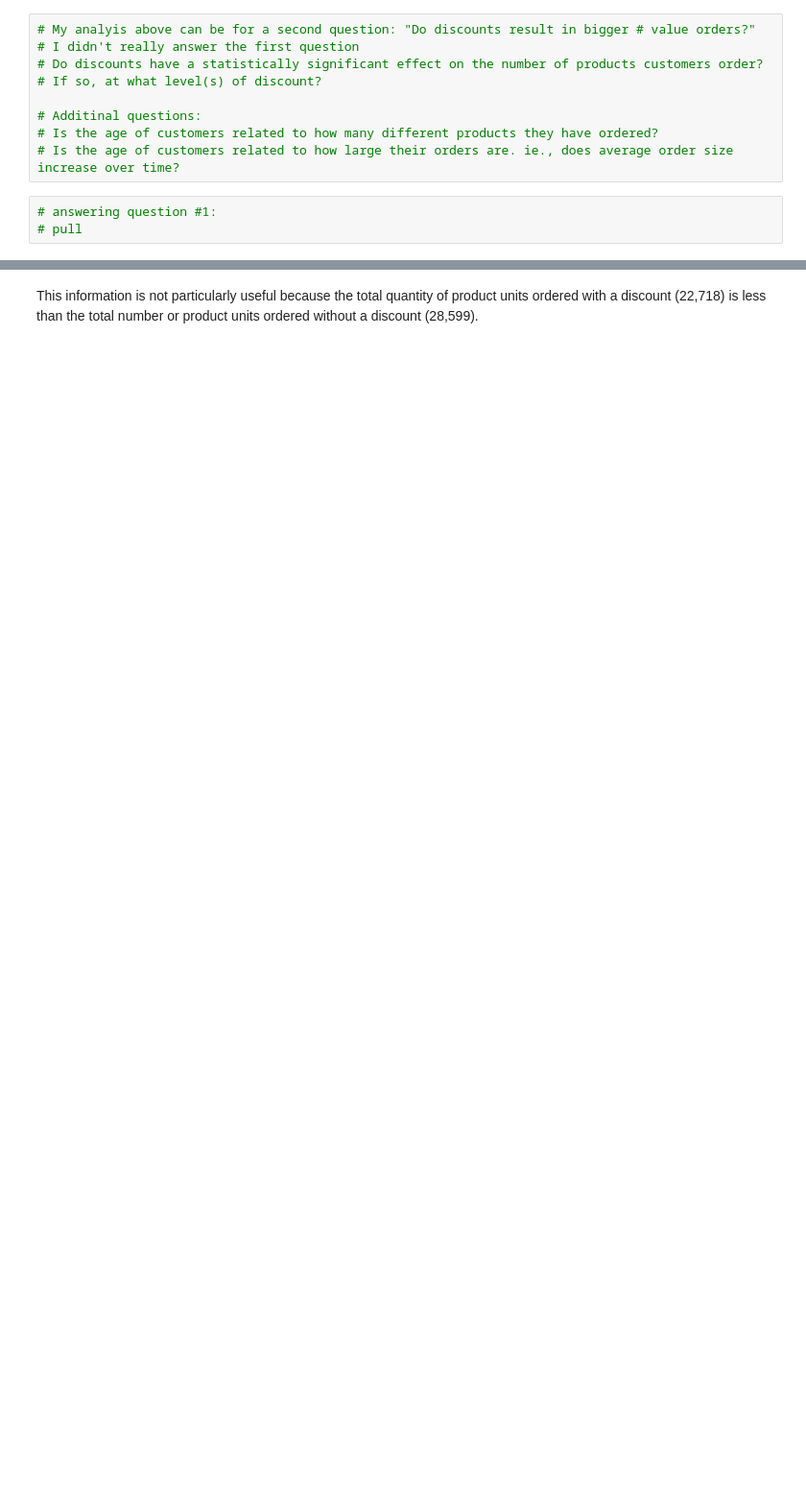
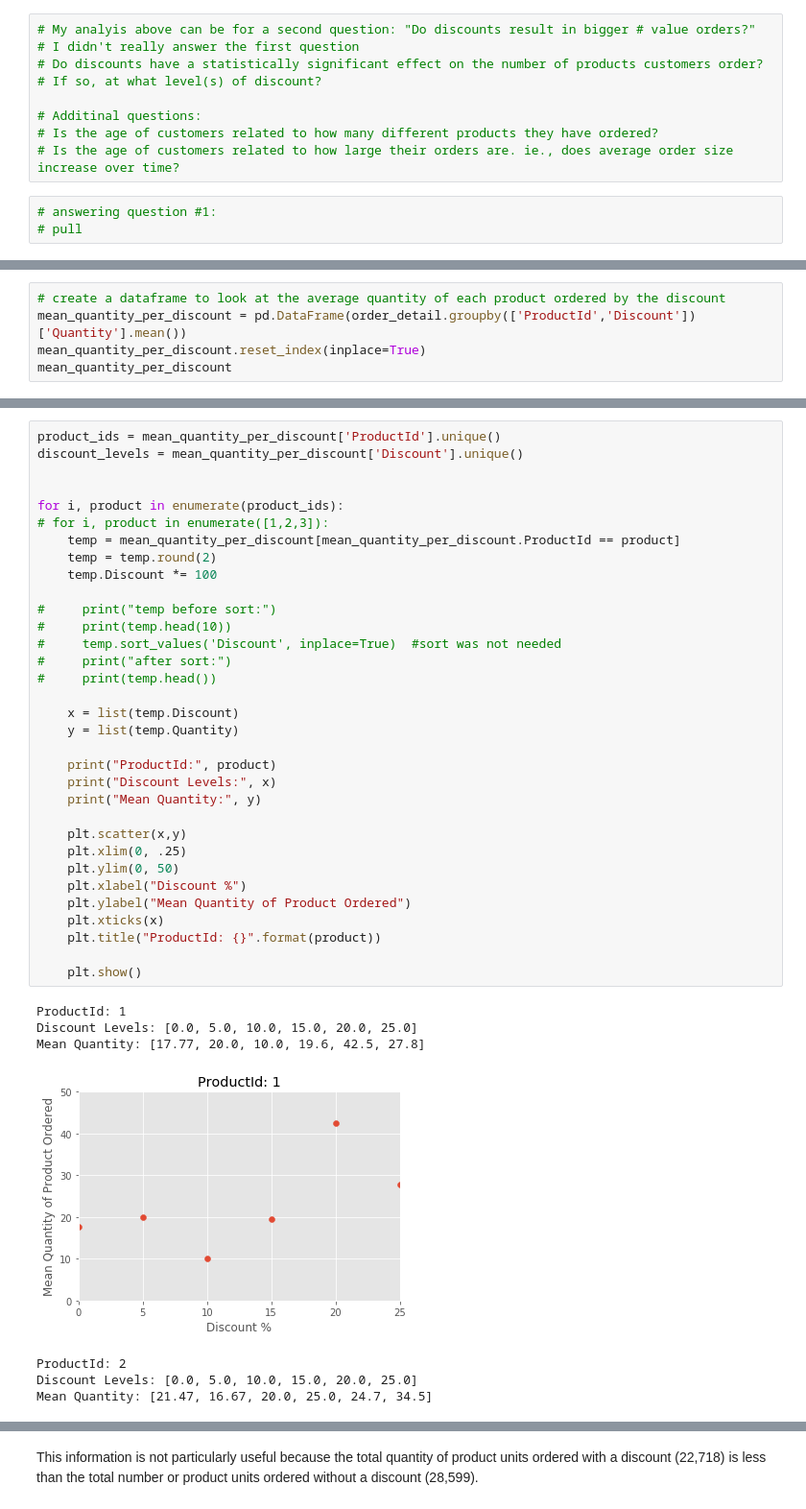
Before and after one commit to giorosati/dsc-2-final-project-online-ds-pt-100118, a Jupyter notebook: module2project.ipynb, the cells around one changed output, grey strips where cells are left out. Shown at 96% size. Cells and saved outputs as stored; diff of their text form; blank space fills up the shorter version.

Commit message:
need to refactor percent changes on quantity ordered

```diff
--- a/module2project.ipynb
+++ b/module2project.ipynb
@@ -1081,0 +1091,5 @@ NormaltestResult(statistic=0.7820473411720497, pvalue=0.6763641459141054)
+# %%
+# create a dataframe to look at the average quantity of each product ordered by the discount
+mean_quantity_per_discount = pd.DataFrame(order_detail.groupby(['ProductId','Discount'])['Quantity'].mean())
+mean_quantity_per_discount.reset_index(inplace=True)
+mean_quantity_per_discount
@@ -1081,0 +1115,41 @@ NormaltestResult(statistic=0.7820473411720497, pvalue=0.6763641459141054)
+# %%
+product_ids = mean_quantity_per_discount['ProductId'].unique()
+discount_levels = mean_quantity_per_discount['Discount'].unique()
+
+
+for i, product in enumerate(product_ids):
+# for i, product in enumerate([1,2,3]):
+    temp = mean_quantity_per_discount[mean_quantity_per_discount.ProductId == product]
+    temp = temp.round(2)
+    temp.Discount *= 100
+
+#     print("temp before sort:")
+#     print(temp.head(10))
+#     temp.sort_values('Discount', inplace=True)  #sort was not needed
+#     print("after sort:")
+#     print(temp.head())
+
+    x = list(temp.Discount)
+    y = list(temp.Quantity)
+
+    print("ProductId:", product)
+    print("Discount Levels:", x)
+    print("Mean Quantity:", y)
+
+    plt.scatter(x,y)
+    plt.xlim(0, .25)
+    plt.ylim(0, 50)
+    plt.xlabel("Discount %")
+    plt.ylabel("Mean Quantity of Product Ordered")
+    plt.xticks(x)
+    plt.title("ProductId: {}".format(product))
+
+    plt.show()
+# %% [output]
+ProductId: 1
+Discount Levels: [0.0, 5.0, 10.0, 15.0, 20.0, 25.0]
+Mean Quantity: [17.77, 20.0, 10.0, 19.6, 42.5, 27.8]
+[figure, added]
+ProductId: 2
+Discount Levels: [0.0, 5.0, 10.0, 15.0, 20.0, 25.0]
+Mean Quantity: [21.47, 16.67, 20.0, 25.0, 24.7, 34.5]
```
Also changed, not shown: parts of 34 cells of this notebook.
